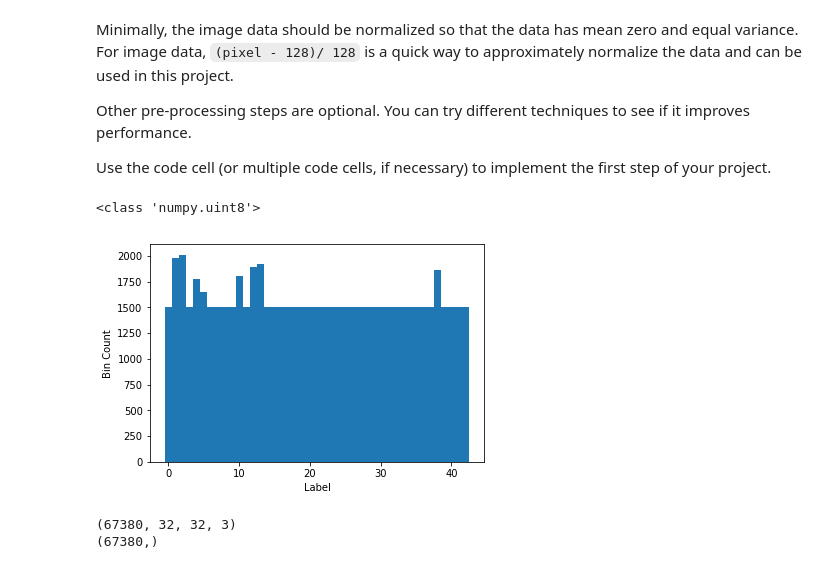
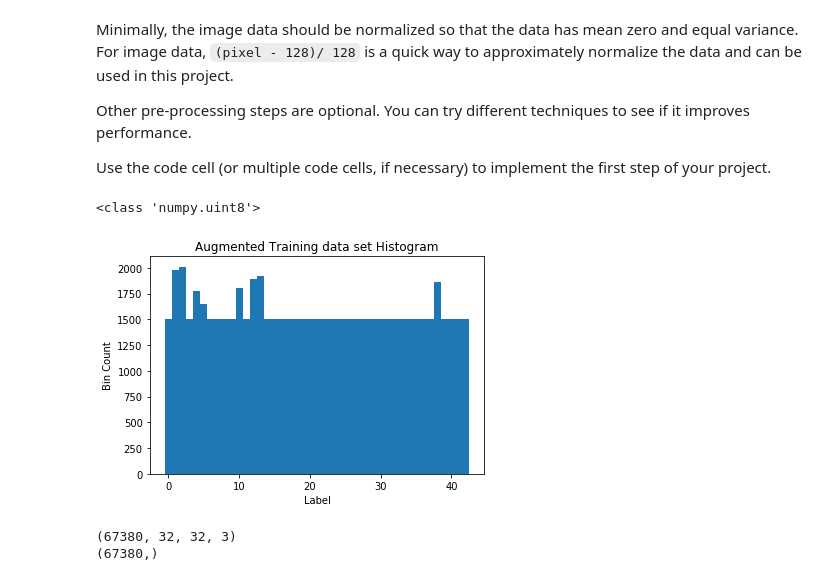
Before and after one commit to PeterTNguyen/CarND-Traffic-Sign-Classifier, a Jupyter notebook: Traffic_Sign_Classifier.ipynb, the cells around one changed output. Cells and saved outputs as stored; diff of their text form; code cells hidden in the pictures.

```diff
--- a/Traffic_Sign_Classifier.ipynb
+++ b/Traffic_Sign_Classifier.ipynb
@@ -286,34 +284,35 @@ for count in bin_count[0]:
         numLabels = len(indices)
 
         #Add numAugData to reach threshold
         numAugData = COUNT_THRESHOLD- numLabels
         for i in range(numAugData):
             #Find random feature from original data set
             randIdx = np.random.randint(0, numLabels-1)
             #Add random feature and label to new data set
             y_train_new_data[idx] = y_train[indices[randIdx]]
             #Perform Augmentation here if necessary
             aug_image = add_rotation(X_train[indices[randIdx]])
             X_train_new_data[idx] = aug_image
             idx += 1
 
     bin_label = bin_label + 1
 
 #Combine Train and New Augmented Data sets
 y_train_new_data = np.concatenate((y_train, y_train_new_data), axis=0)
 X_train_new_data = np.concatenate((X_train, X_train_new_data), axis=0)
 plt.figure()
 plt.hist(y_train_new_data, 43, (-0.5, 42.5))
 plt.xlabel('Label')
 plt.ylabel('Bin Count')
+plt.title('Augmented Training data set Histogram')
 plt.savefig('figs/histogram_new_data')
 #for x_data in X_train_new_data:
 #    X_train = np.append(X_train,x_data)
 #for y_data in y_train_new_data:
 #    y_train.append(y_data)
 # %% [output]
 <class 'numpy.uint8'>
-[figure, old version]
+[figure, new version]
 # %%
 ### Preprocess the data here. It is required to normalize the data. Other preprocessing steps could include
 ### converting to grayscale, etc.
```
Also changed, not shown: parts of 9 cells of this notebook, 1 other file.
